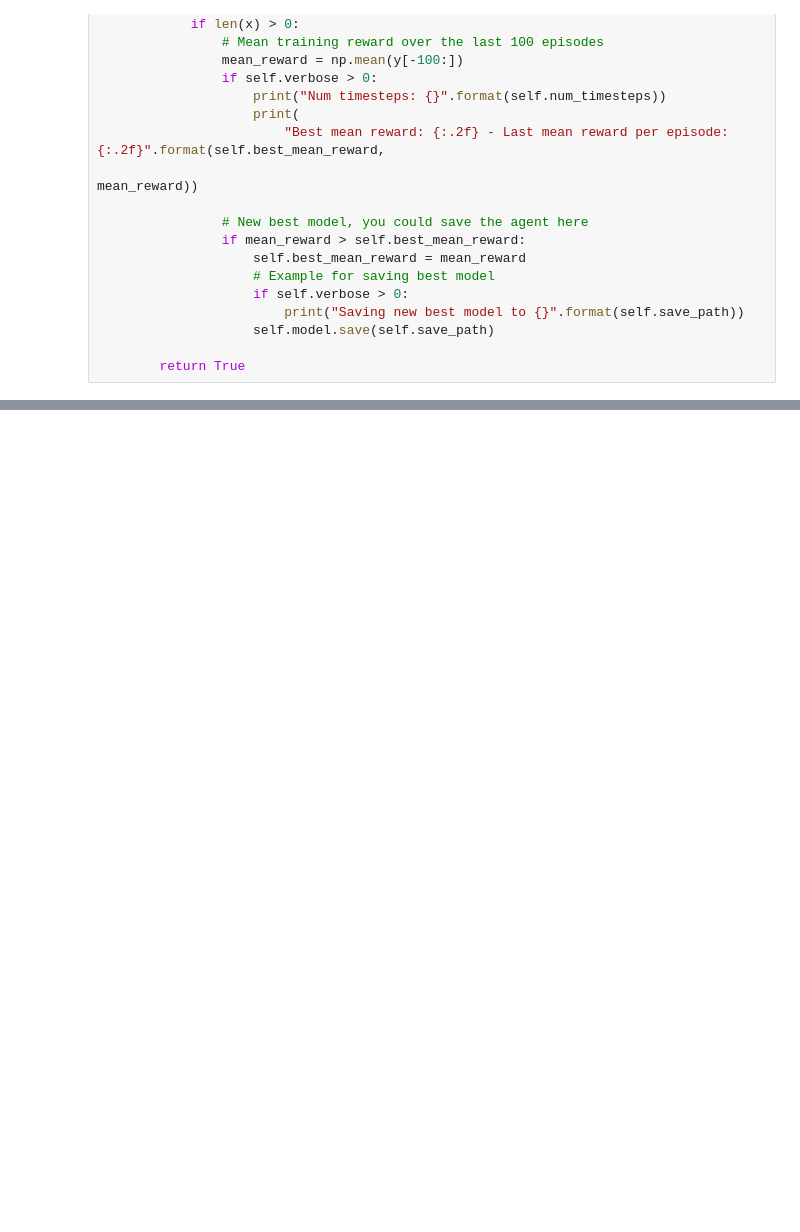
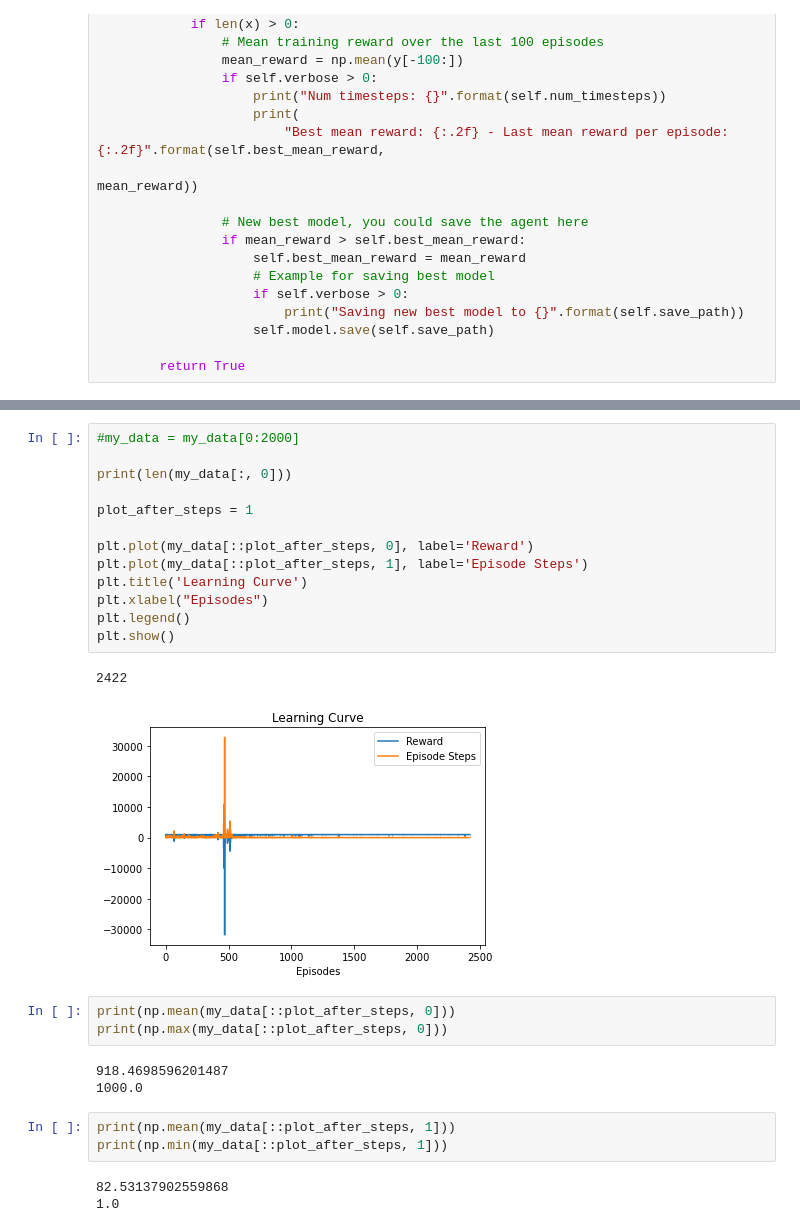
Before and after one commit to gtatiya/Reinforcement-Learning, a Jupyter notebook: stable-baselines/Examples/Using Callback - Monitoring Training.ipynb, the cells around one changed output, grey strips where cells are left out. Saved outputs shown, nothing was run; the diff lists cells and outputs as text; blank space fills up the shorter version.

```diff
--- a/stable-baselines/Examples/Using Callback - Monitoring Training.ipynb
+++ b/stable-baselines/Examples/Using Callback - Monitoring Training.ipynb
@@ -124,0 +163,28 @@ print(env.get_episode_lengths())
+# %%
+#my_data = my_data[0:2000]
+
+print(len(my_data[:, 0]))
+
+plot_after_steps = 1
+
+plt.plot(my_data[::plot_after_steps, 0], label='Reward')
+plt.plot(my_data[::plot_after_steps, 1], label='Episode Steps')
+plt.title('Learning Curve')
+plt.xlabel("Episodes")
+plt.legend()
+plt.show()
+# %% [output]
+2422
+[figure, added]
+# %%
+print(np.mean(my_data[::plot_after_steps, 0]))
+print(np.max(my_data[::plot_after_steps, 0]))
+# %% [output]
+918.4698596201487
+1000.0
+# %%
+print(np.mean(my_data[::plot_after_steps, 1]))
+print(np.min(my_data[::plot_after_steps, 1]))
+# %% [output]
+82.53137902559868
+1.0
```
Also changed, not shown: parts of 10 cells of this notebook, 34 other files.
